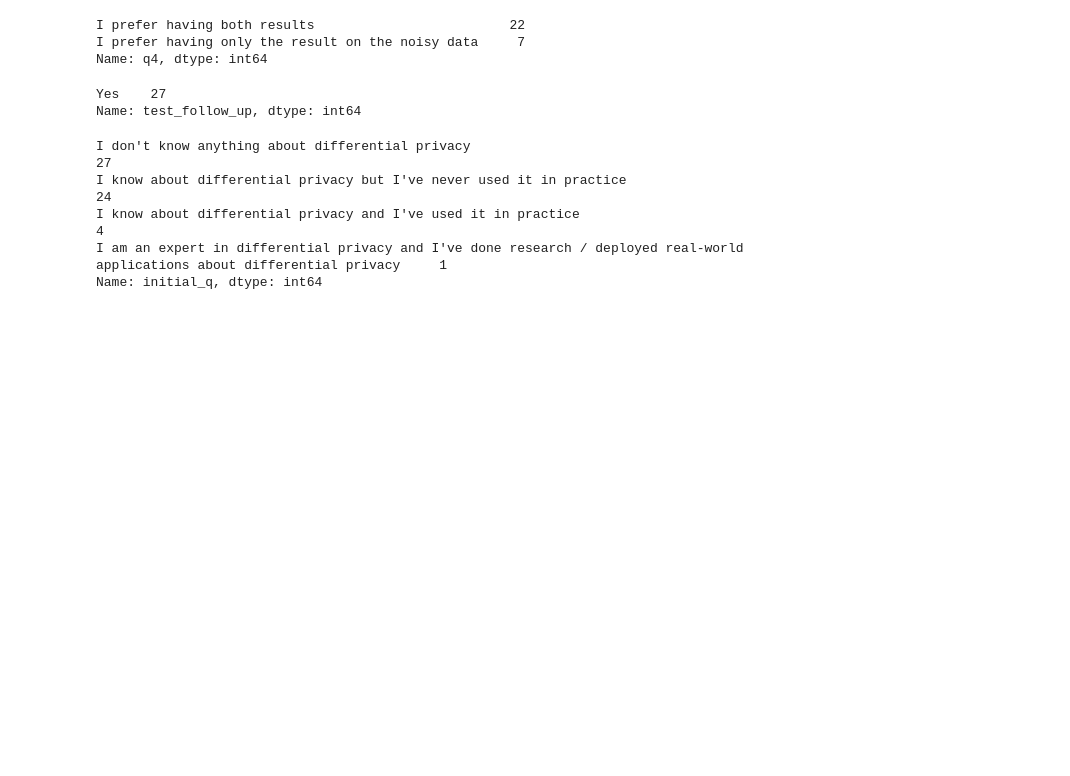
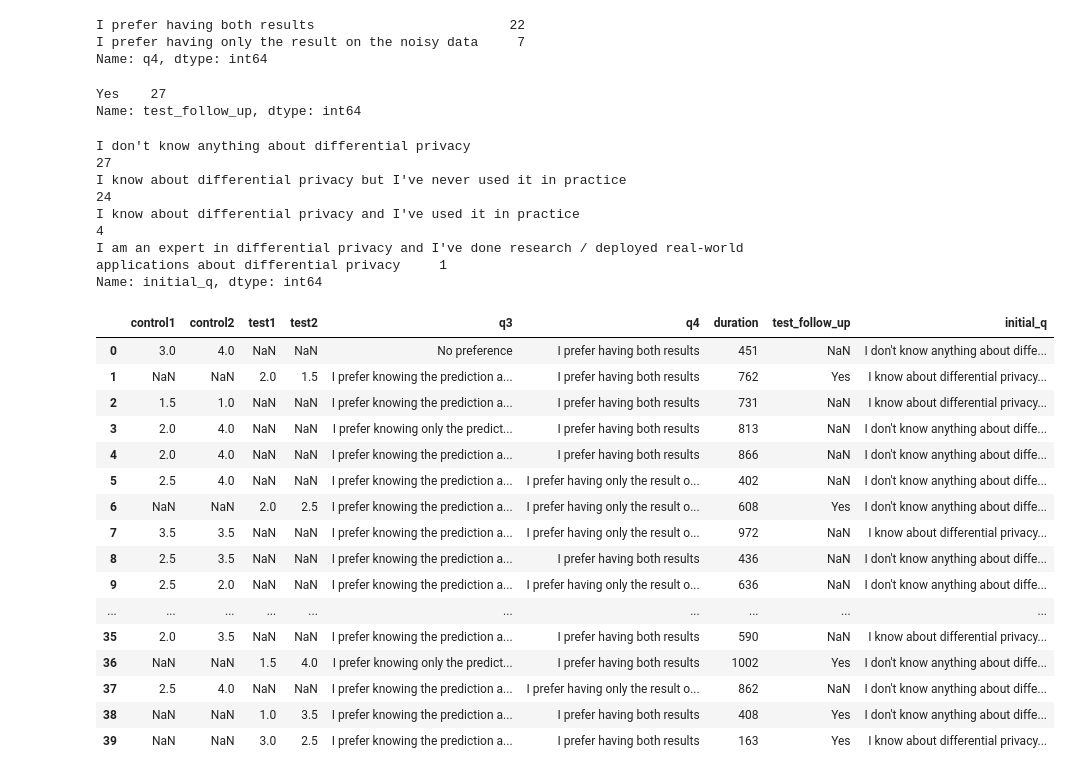
Before and after one commit to youny626/DP_test, a Jupyter notebook: user_study/plot.ipynb, the cells around one changed output. Drawn from its saved outputs; the diff is of its cells as text; code cells hidden in the pictures; blank space fills up the shorter version.

```diff
--- a/user_study/plot.ipynb
+++ b/user_study/plot.ipynb
@@ -259,3 +269,25 @@ I know about differential privacy but I've never used it in practice
 I know about differential privacy and I've used it in practice                                                                  4
 I am an expert in differential privacy and I've done research / deployed real-world applications about differential privacy     1
 Name: initial_q, dtype: int64
+# %%
+df_old = pd.read_csv("DP_study_result_nov_17.csv")
+df_old.columns = ["control1", "control2", "test1", "test2", "q3", "q4", "duration", "test_follow_up", "initial_q"]
+df_old
+# %% [output]
+|  | control1 | control2 | test1 | test2 | q3 | q4 | duration | test_follow_up | initial_q |
+| 0 | 3.0 | 4.0 | NaN | NaN | No preference | I prefer having both results | 451 | NaN | I don't know anything about diffe... |
+| 1 | NaN | NaN | 2.0 | 1.5 | I prefer knowing the prediction a... | I prefer having both results | 762 | Yes | I know about differential privacy... |
+| 2 | 1.5 | 1.0 | NaN | NaN | I prefer knowing the prediction a... | I prefer having both results | 731 | NaN | I know about differential privacy... |
+| 3 | 2.0 | 4.0 | NaN | NaN | I prefer knowing only the predict... | I prefer having both results | 813 | NaN | I don't know anything about diffe... |
+| 4 | 2.0 | 4.0 | NaN | NaN | I prefer knowing the prediction a... | I prefer having both results | 866 | NaN | I don't know anything about diffe... |
+| 5 | 2.5 | 4.0 | NaN | NaN | I prefer knowing the prediction a... | I prefer having only the result o... | 402 | NaN | I don't know anything about diffe... |
+| 6 | NaN | NaN | 2.0 | 2.5 | I prefer knowing the prediction a... | I prefer having only the result o... | 608 | Yes | I don't know anything about diffe... |
+| 7 | 3.5 | 3.5 | NaN | NaN | I prefer knowing the prediction a... | I prefer having only the result o... | 972 | NaN | I know about differential privacy... |
+| 8 | 2.5 | 3.5 | NaN | NaN | I prefer knowing the prediction a... | I prefer having both results | 436 | NaN | I don't know anything about diffe... |
+| 9 | 2.5 | 2.0 | NaN | NaN | I prefer knowing the prediction a... | I prefer having only the result o... | 636 | NaN | I don't know anything about diffe... |
+| ... | ... | ... | ... | ... | ... | ... | ... | ... | ... |
+| 35 | 2.0 | 3.5 | NaN | NaN | I prefer knowing the prediction a... | I prefer having both results | 590 | NaN | I know about differential privacy... |
+| 36 | NaN | NaN | 1.5 | 4.0 | I prefer knowing only the predict... | I prefer having both results | 1002 | Yes | I don't know anything about diffe... |
+| 37 | 2.5 | 4.0 | NaN | NaN | I prefer knowing the prediction a... | I prefer having only the result o... | 862 | NaN | I don't know anything about diffe... |
+| 38 | NaN | NaN | 1.0 | 3.5 | I prefer knowing the prediction a... | I prefer having both results | 408 | Yes | I don't know anything about diffe... |
+| 39 | NaN | NaN | 3.0 | 2.5 | I prefer knowing the prediction a... | I prefer having both results | 163 | Yes | I know about differential privacy... |
```
Also changed, not shown: parts of 7 cells of this notebook, 8 other files.
